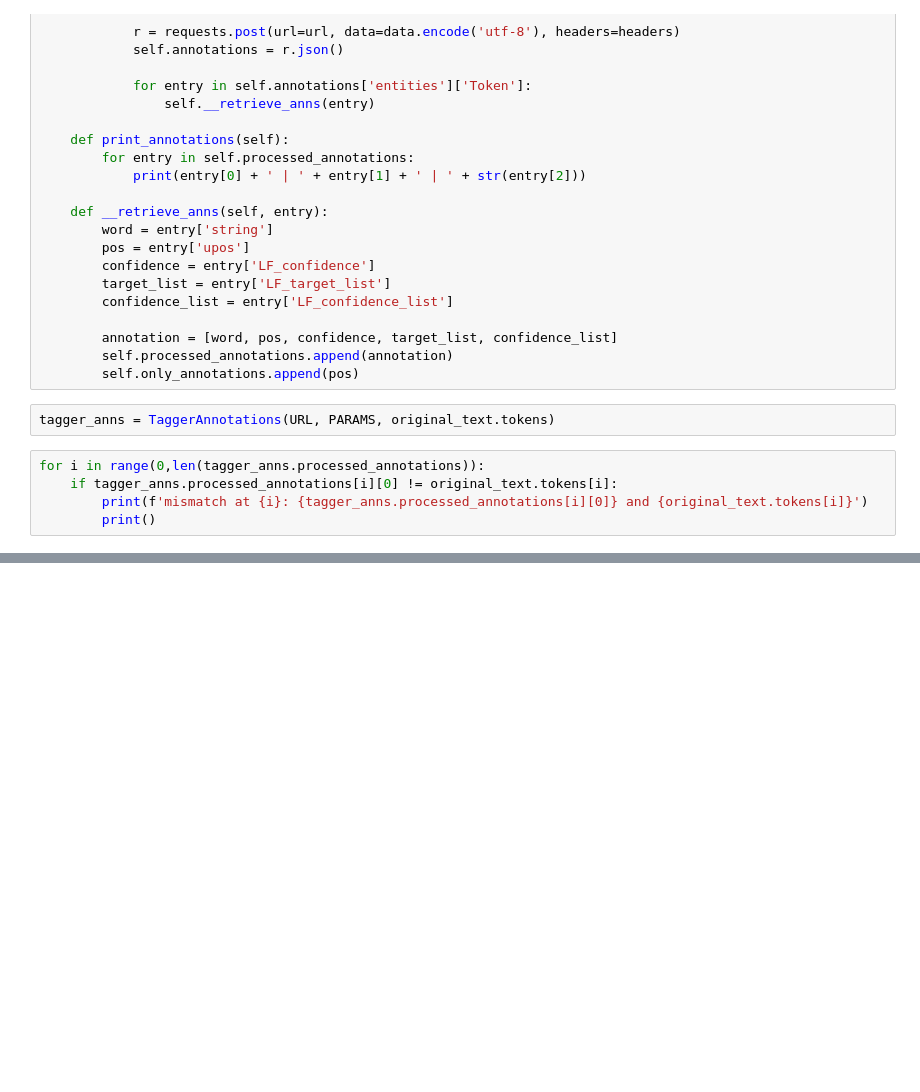
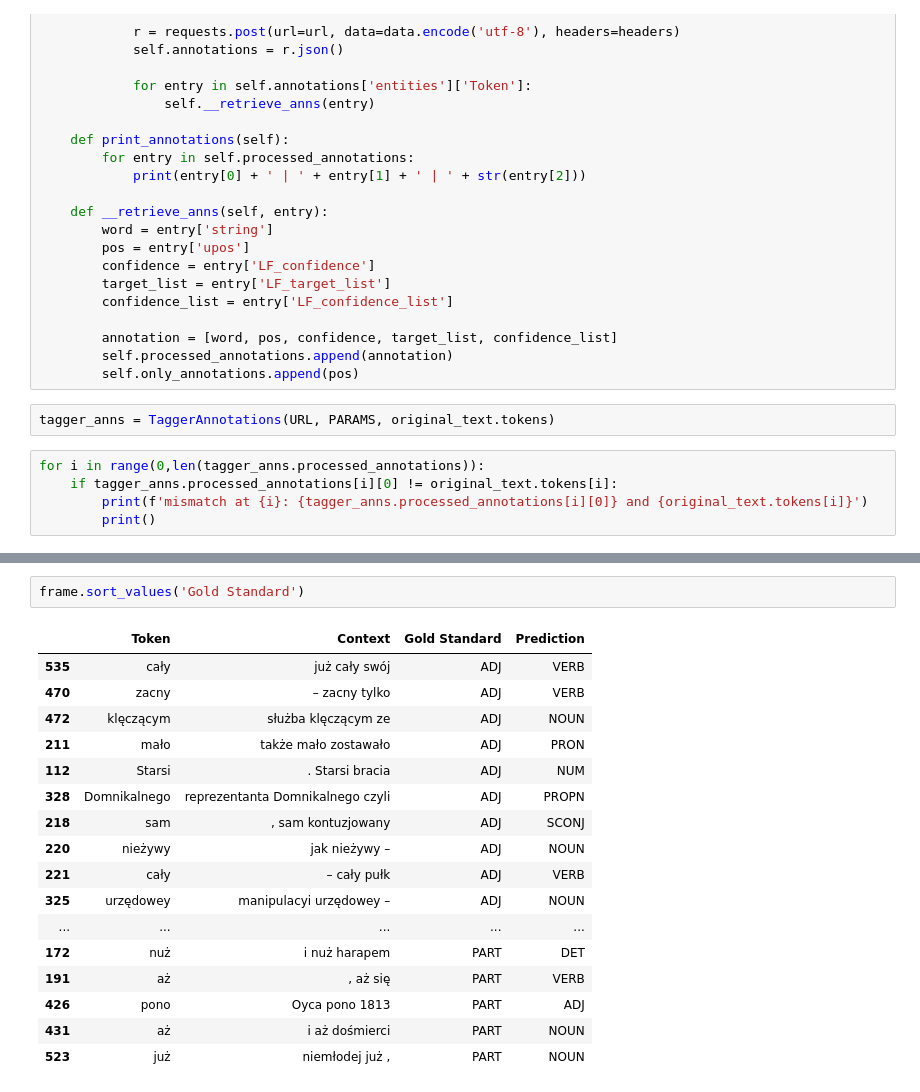
Before and after one commit to Turtilla/ltr-project, a Jupyter notebook: ltr-project.ipynb, the cells around one changed output, grey strips where cells are left out. Saved outputs shown, nothing was run; the diff lists cells and outputs as text; blank space fills up the shorter version.

```diff
--- a/ltr-project.ipynb
+++ b/ltr-project.ipynb
@@ -188,0 +189,20 @@ frame
+# %%
+frame.sort_values('Gold Standard')
+# %% [output]
+|  | Token | Context | Gold Standard | Prediction |
+| 535 | cały | już cały swój | ADJ | VERB |
+| 470 | zacny | – zacny tylko | ADJ | VERB |
+| 472 | klęczącym | służba klęczącym ze | ADJ | NOUN |
+| 211 | mało | także mało zostawało | ADJ | PRON |
+| 112 | Starsi | . Starsi bracia | ADJ | NUM |
+| 328 | Domnikalnego | reprezentanta Domnikalnego czyli | ADJ | PROPN |
+| 218 | sam | , sam kontuzjowany | ADJ | SCONJ |
+| 220 | nieżywy | jak nieżywy – | ADJ | NOUN |
+| 221 | cały | – cały pułk | ADJ | VERB |
+| 325 | urzędowey | manipulacyi urzędowey – | ADJ | NOUN |
+| ... | ... | ... | ... | ... |
+| 172 | nuż | i nuż harapem | PART | DET |
+| 191 | aż | , aż się | PART | VERB |
+| 426 | pono | Oyca pono 1813 | PART | ADJ |
+| 431 | aż | i aż dośmierci | PART | NOUN |
+| 523 | już | niemłodej już , | PART | NOUN |
```
Also changed, not shown: parts of 14 cells of this notebook.
